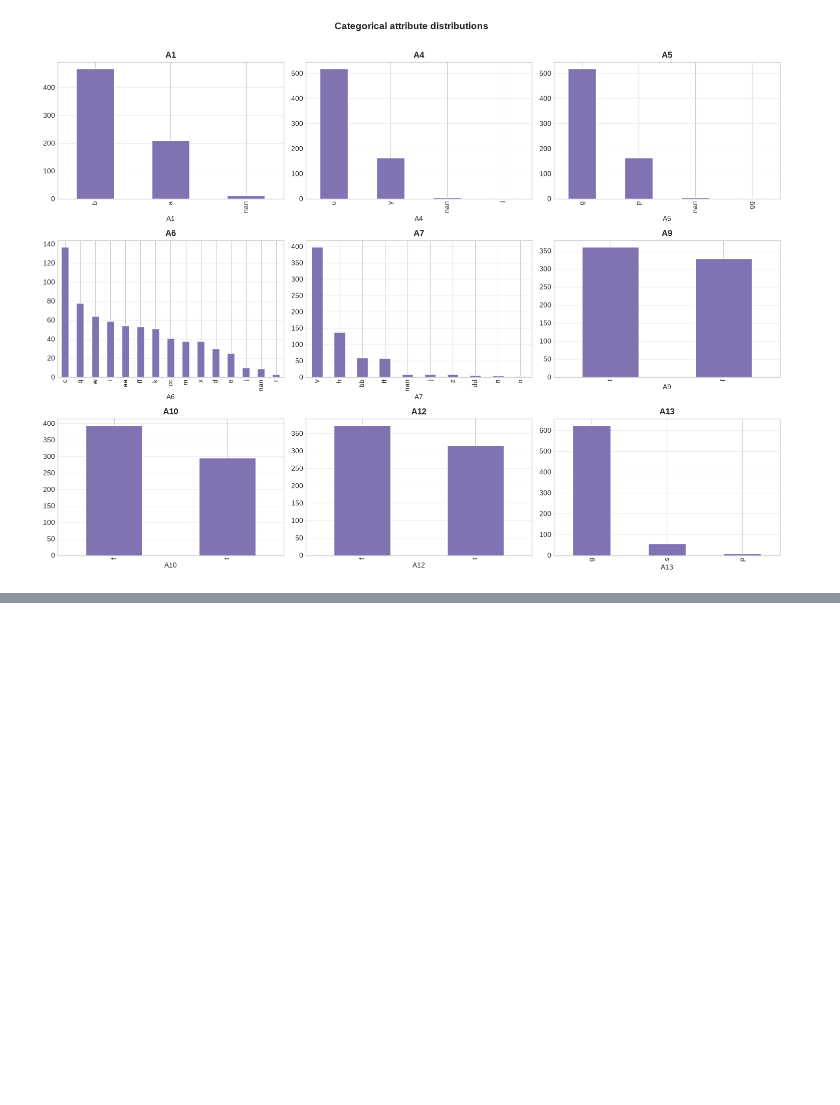
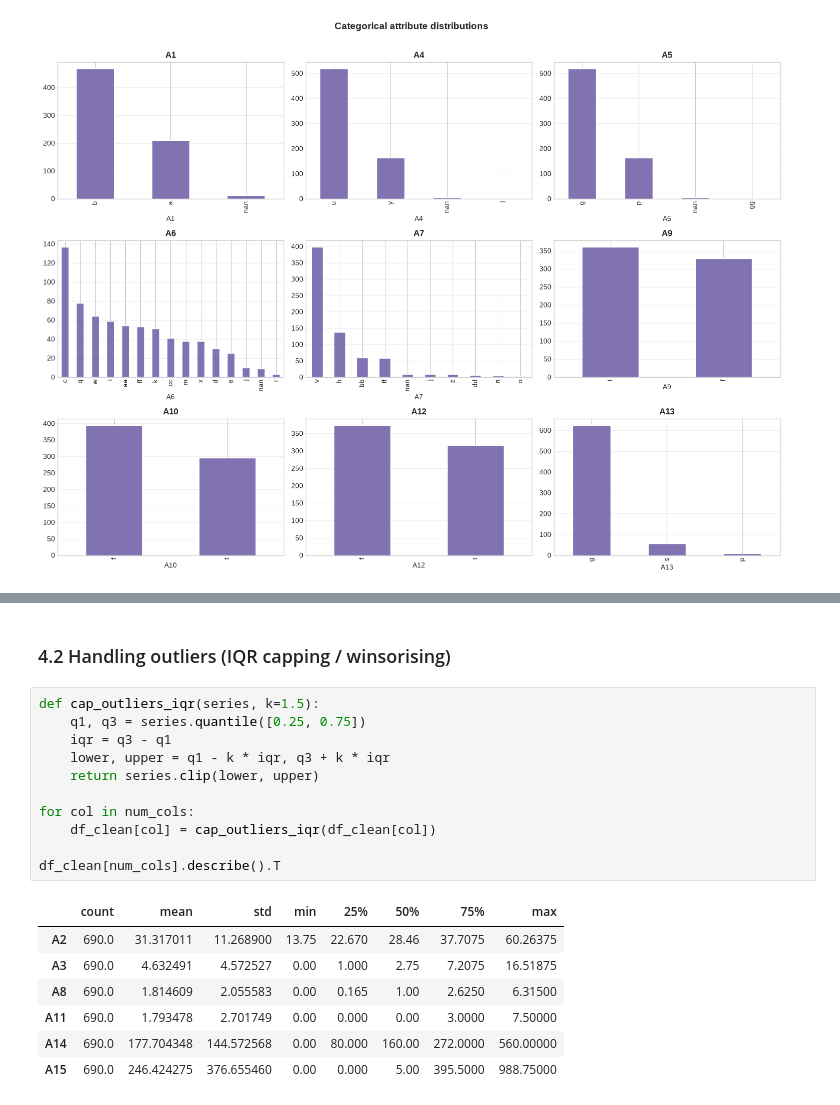
Before and after one commit to charerimana/data-mining-labs, a Jupyter notebook: Lab2_Credit_Approval.ipynb, the cells around one changed output, grey strips where cells are left out. Saved outputs shown, nothing was run; the diff lists cells and outputs as text; blank space fills up the shorter version.

```diff
--- a/Lab2_Credit_Approval.ipynb
+++ b/Lab2_Credit_Approval.ipynb
@@ -254,0 +276,21 @@ plt.show()
+# %% [markdown]
+### 4.2 Handling outliers (IQR capping / winsorising)
+# %%
+def cap_outliers_iqr(series, k=1.5):
+    q1, q3 = series.quantile([0.25, 0.75])
+    iqr = q3 - q1
+    lower, upper = q1 - k * iqr, q3 + k * iqr
+    return series.clip(lower, upper)
+
+for col in num_cols:
+    df_clean[col] = cap_outliers_iqr(df_clean[col])
+
+df_clean[num_cols].describe().T
+# %% [output]
+|  | count | mean | std | min | 25% | 50% | 75% | max |
+| A2 | 690.0 | 31.317011 | 11.268900 | 13.75 | 22.670 | 28.46 | 37.7075 | 60.26375 |
+| A3 | 690.0 | 4.632491 | 4.572527 | 0.00 | 1.000 | 2.75 | 7.2075 | 16.51875 |
+| A8 | 690.0 | 1.814609 | 2.055583 | 0.00 | 0.165 | 1.00 | 2.6250 | 6.31500 |
+| A11 | 690.0 | 1.793478 | 2.701749 | 0.00 | 0.000 | 0.00 | 3.0000 | 7.50000 |
+| A14 | 690.0 | 177.704348 | 144.572568 | 0.00 | 80.000 | 160.00 | 272.0000 | 560.00000 |
+| A15 | 690.0 | 246.424275 | 376.655460 | 0.00 | 0.000 | 5.00 | 395.5000 | 988.75000 |
```
Also changed, not shown: parts of 11 cells of this notebook, 2 other files.
